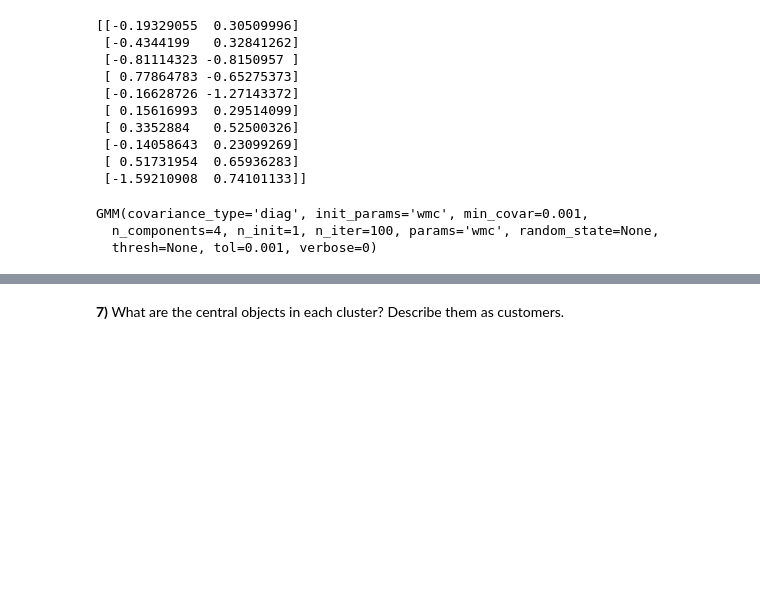
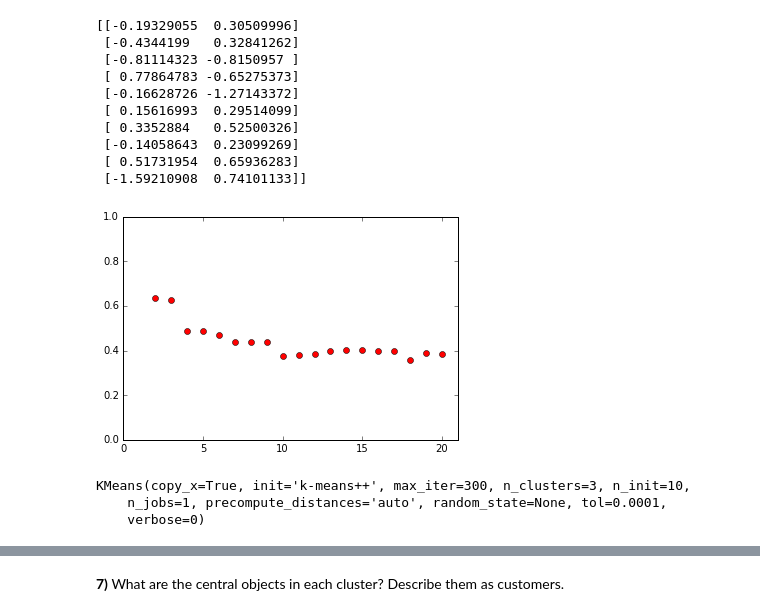
Before and after one commit to bywords/P3_customer_segments, a Jupyter notebook: customer_segments.ipynb, the cells around one changed output, grey strips where cells are left out. Drawn from its saved outputs; the diff is of its cells as text; code cells hidden in the pictures; blank space fills up the shorter version.

```diff
--- a/customer_segments.ipynb
+++ b/customer_segments.ipynb
@@ -120,13 +144,27 @@ print reduced_data[:10]  # print upto 10 elements
 # %%
 # TODO: Implement your clustering algorithm here, and fit it to the reduced data for visualization
 # The visualizer below assumes your clustering object is named 'clusters'
-from sklearn import mixture
-np.random.seed(1)
-clusters = mixture.GMM(n_components=4)
-clusters.fit(reduced_data)
+from sklearn import metrics
 
-print clusters
+silhouette_scores = []
+for n_cluster in range(2,21):
+    np.random.seed(1)
+    kmeans_clusters = KMeans(n_clusters=n_cluster)
+    kmeans_clusters.fit(reduced_data)
+    labels = kmeans_clusters.labels_
+    score = metrics.silhouette_score(reduced_data, labels, metric='euclidean')
+    silhouette_scores.append(score)
+
+plt.plot(list(range(2,21)), silhouette_scores, 'ro')
+plt.axis([0, 21, 0, 1])
+plt.show()
+
+kmeans_clusters_2 = KMeans(n_clusters=2)
+kmeans_clusters_2.fit(reduced_data)
+kmeans_clusters_3 = KMeans(n_clusters=3)
+kmeans_clusters_3.fit(reduced_data)
 # %% [output]
+[figure, added]
-GMM(covariance_type='diag', init_params='wmc', min_covar=0.001,
-  n_components=4, n_init=1, n_iter=100, params='wmc', random_state=None,
-  thresh=None, tol=0.001, verbose=0)
+KMeans(copy_x=True, init='k-means++', max_iter=300, n_clusters=3, n_init=10,
+    n_jobs=1, precompute_distances='auto', random_state=None, tol=0.0001,
+    verbose=0)
```
Also changed, not shown: parts of 24 cells of this notebook, 1 other file.
